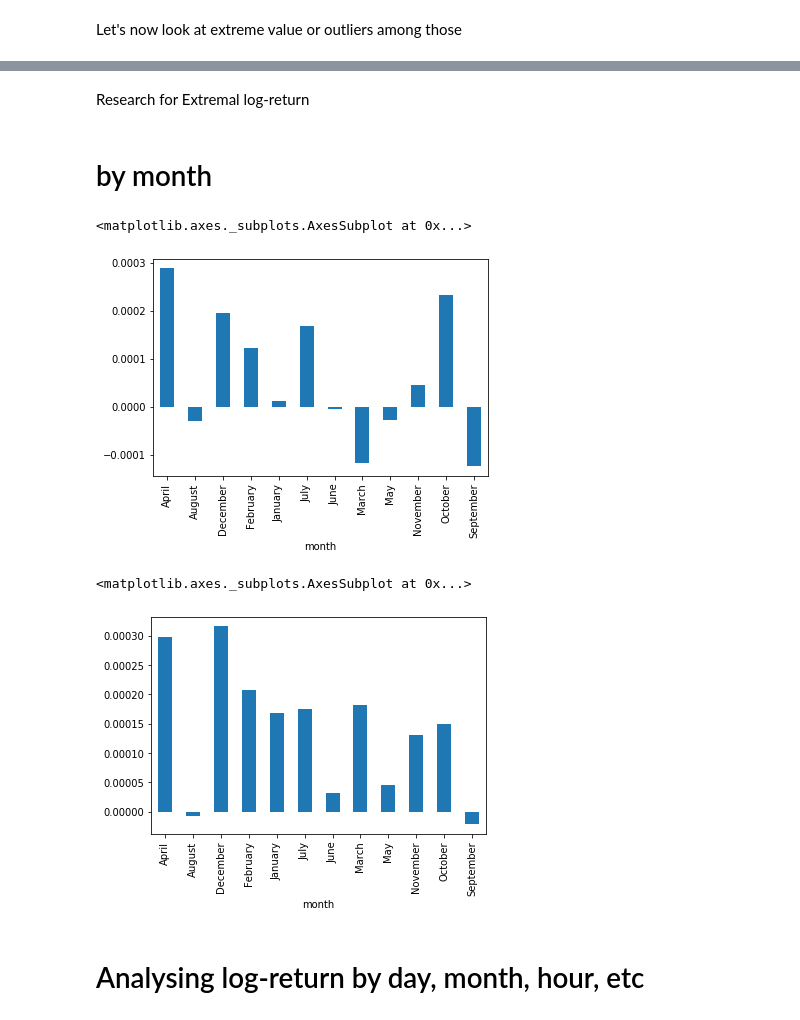
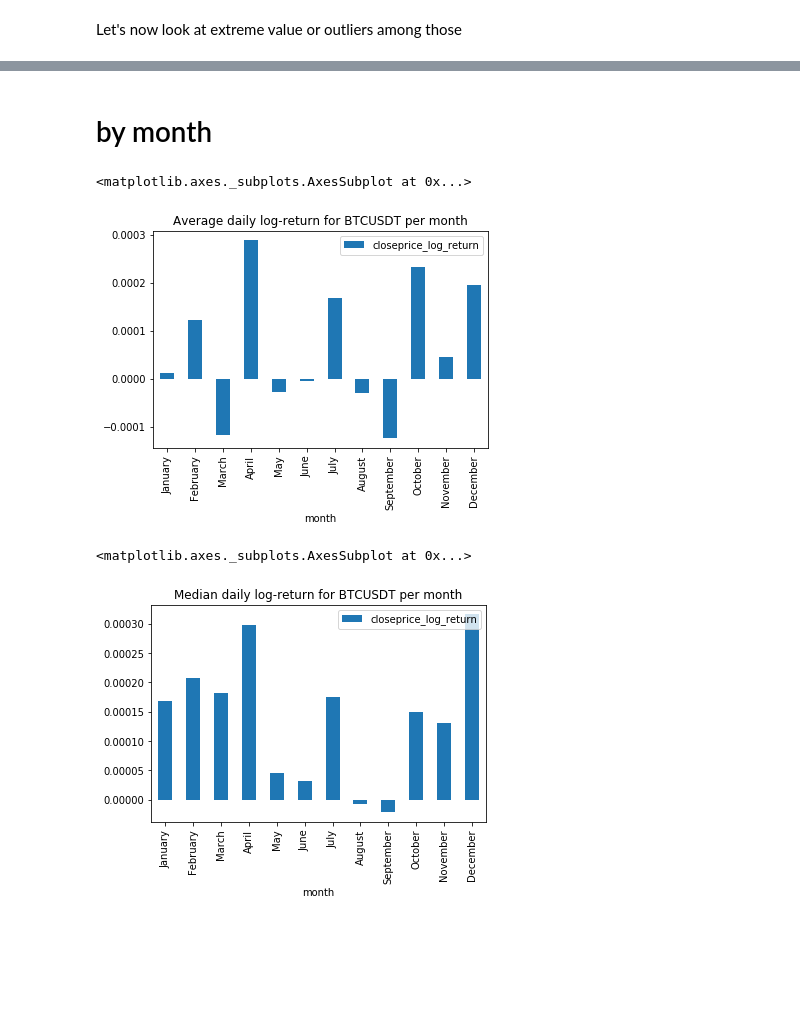
Before and after one commit to zachHFT/Optimal-Cryptocurrency-Trading-Strategies, a Jupyter notebook: eda.ipynb, the cells around one changed output, grey strips where cells are left out. Drawn from its saved outputs; the diff is of its cells as text; code cells hidden in the pictures; blank space fills up the shorter version.

```diff
--- a/eda.ipynb
+++ b/eda.ipynb
@@ -61,3 +43,4 @@ df = df.drop(columns=['Unnamed: 0'], axis=0)
 Adding log-return
 # %%
 df['closeprice_log_return']=np.log(df.close) - np.log(df.close.shift(1))
+df = df.iloc[1: , :] #Remove first row which contains NA due to log-return
@@ -150,16 +119,14 @@ plt.show()
-# %% [markdown]
-Research for Extremal log-return
 # %% [markdown]
 # by month
+# %%
+months=['January', 'February', 'March', 'April', 'May', 'June', 'July', 'August', 'September', 'October', 'November', 'December']
 # %%
-df[['month', 'close_log_return']].groupby('month').mean().plot(kind='bar', legend=None)
+df[['month', 'closeprice_log_return']].groupby('month', sort=False).mean().reindex(months).plot(kind='bar', title='Average daily log-return for BTCUSDT per month', legend=True)
 # %% [output]
 <matplotlib.axes._subplots.AxesSubplot at 0x...>
-[figure, old version]
+[figure, new version]
 # %%
-df[['month', 'close_log_return']].groupby('month').median().plot(kind='bar', legend=None)
+df[['month', 'closeprice_log_return']].groupby('month').median().reindex(months).plot(kind='bar', title='Median daily log-return for BTCUSDT per month', legend=True)
 # %% [output]
 <matplotlib.axes._subplots.AxesSubplot at 0x...>
-[figure, old version]
+[figure, new version]
-# %% [markdown]
-# Analysing log-return by day, month, hour, etc
```
Also changed, not shown: parts of 19 cells of this notebook.
